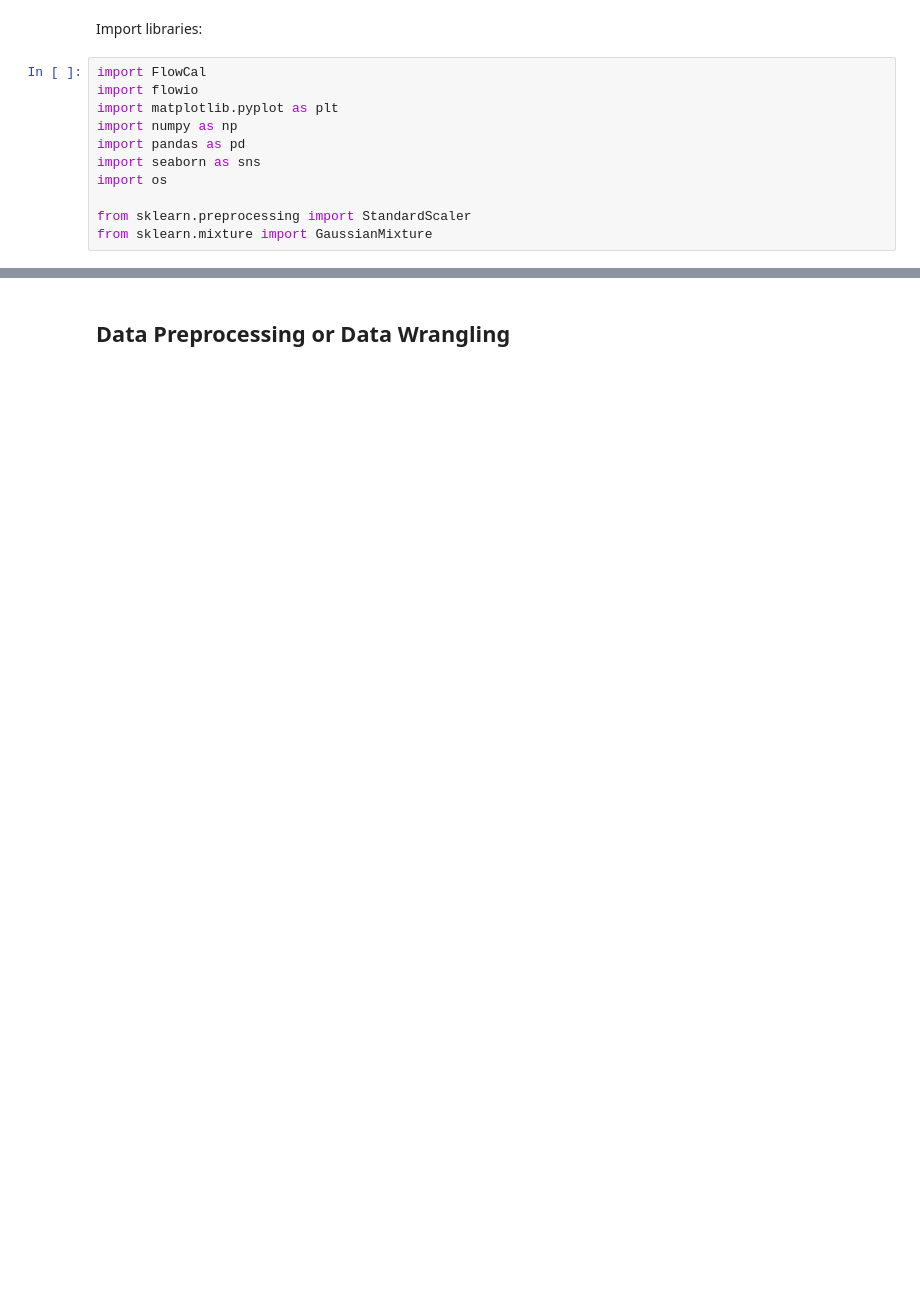
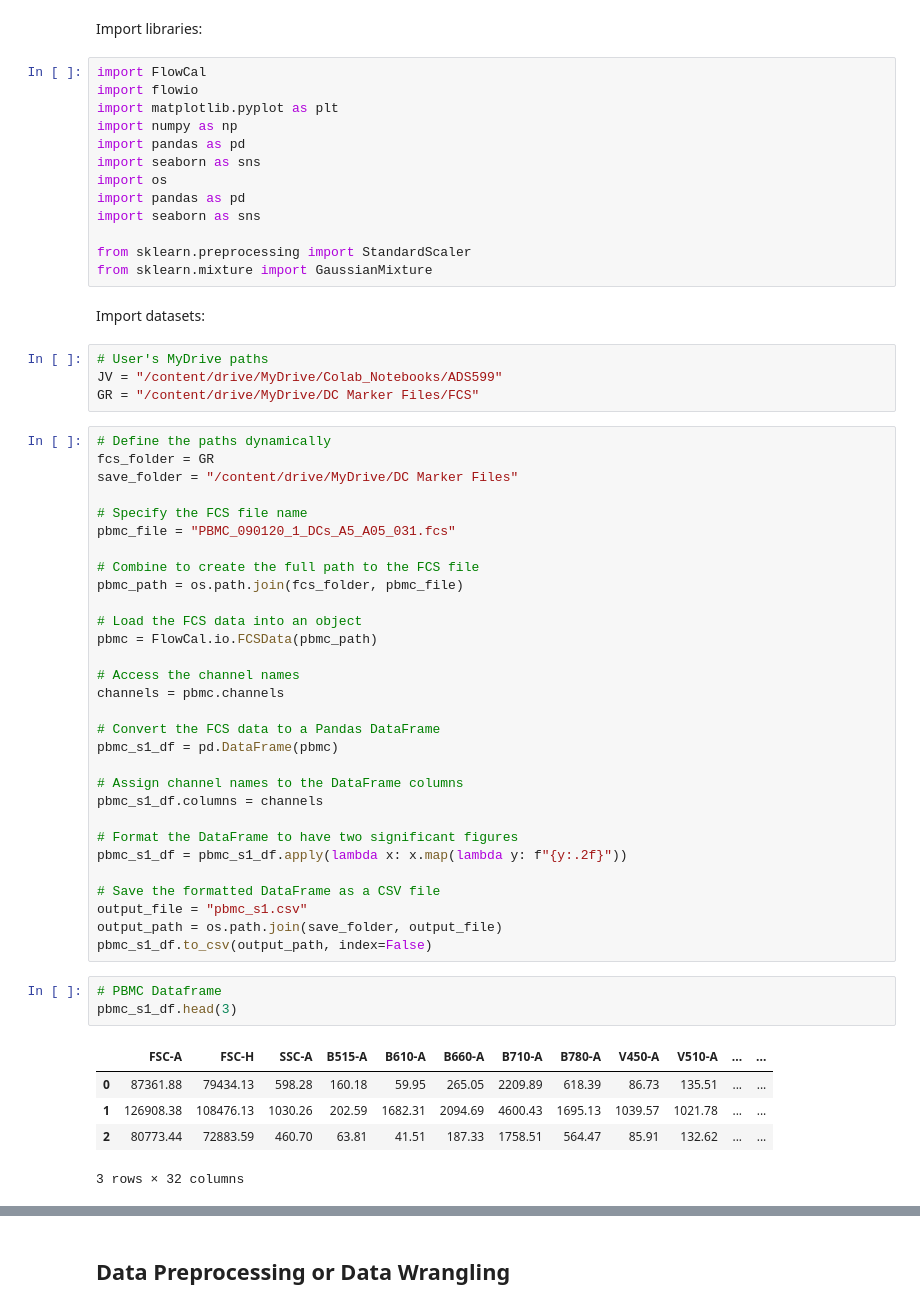
Before and after one commit to vanguardfox/ADS599, a Jupyter notebook: ADS599.ipynb, the cells around one changed output, grey strips where cells are left out. Cells and saved outputs as stored; diff of their text form; blank space fills up the shorter version.

```diff
--- a/ADS599.ipynb
+++ b/ADS599.ipynb
@@ -92,6 +74,53 @@ import numpy as np
 import pandas as pd
 import seaborn as sns
 import os
+import pandas as pd
+import seaborn as sns
 
 from sklearn.preprocessing import StandardScaler
 from sklearn.mixture import GaussianMixture
+# %% [markdown]
+Import datasets:
+# %%
+# User's MyDrive paths
+JV = "/content/drive/MyDrive/Colab_Notebooks/ADS599"
+GR = "/content/drive/MyDrive/DC Marker Files/FCS"
+# %%
+# Define the paths dynamically
+fcs_folder = GR
+save_folder = "/content/drive/MyDrive/DC Marker Files"
+
+# Specify the FCS file name
+pbmc_file = "PBMC_090120_1_DCs_A5_A05_031.fcs"
+
+# Combine to create the full path to the FCS file
+pbmc_path = os.path.join(fcs_folder, pbmc_file)
+
+# Load the FCS data into an object
+pbmc = FlowCal.io.FCSData(pbmc_path)
+
+# Access the channel names
+channels = pbmc.channels
+
+# Convert the FCS data to a Pandas DataFrame
+pbmc_s1_df = pd.DataFrame(pbmc)
+
+# Assign channel names to the DataFrame columns
+pbmc_s1_df.columns = channels
+
+# Format the DataFrame to have two significant figures
+pbmc_s1_df = pbmc_s1_df.apply(lambda x: x.map(lambda y: f"{y:.2f}"))
+
+# Save the formatted DataFrame as a CSV file
+output_file = "pbmc_s1.csv"
+output_path = os.path.join(save_folder, output_file)
+pbmc_s1_df.to_csv(output_path, index=False)
+# %%
+# PBMC Dataframe
+pbmc_s1_df.head(3)
+# %% [output]
+|  | FSC-A | FSC-H | SSC-A | B515-A | B610-A | B660-A | B710-A | B780-A | V450-A | V510-A | ... | ... |
+| 0 | 87361.88 | 79434.13 | 598.28 | 160.18 | 59.95 | 265.05 | 2209.89 | 618.39 | 86.73 | 135.51 | ... | ... |
+| 1 | 126908.38 | 108476.13 | 1030.26 | 202.59 | 1682.31 | 2094.69 | 4600.43 | 1695.13 | 1039.57 | 1021.78 | ... | ... |
+| 2 | 80773.44 | 72883.59 | 460.70 | 63.81 | 41.51 | 187.33 | 1758.51 | 564.47 | 85.91 | 132.62 | ... | ... |
+3 rows × 32 columns
```
Also changed, not shown: parts of 27 cells of this notebook.
